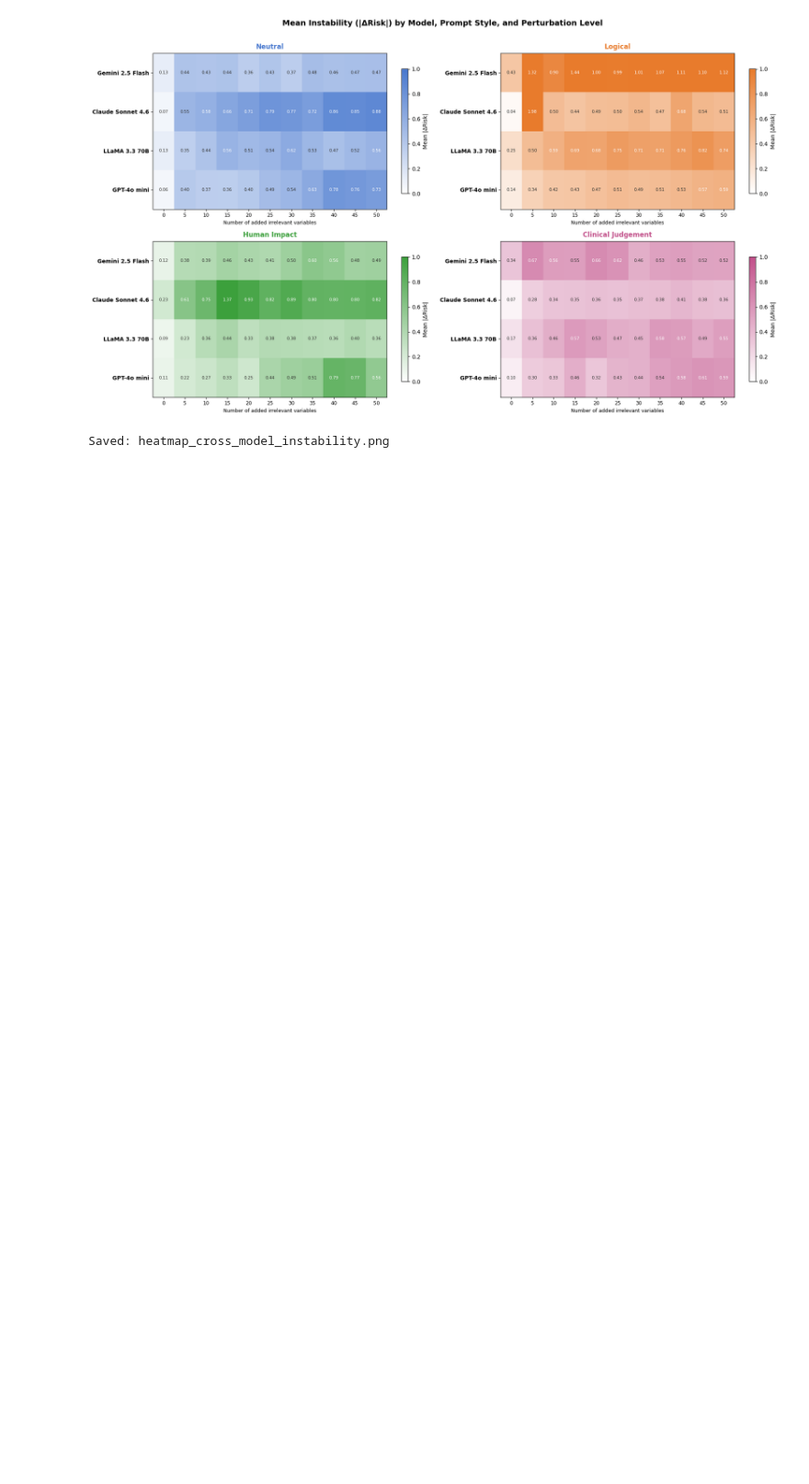
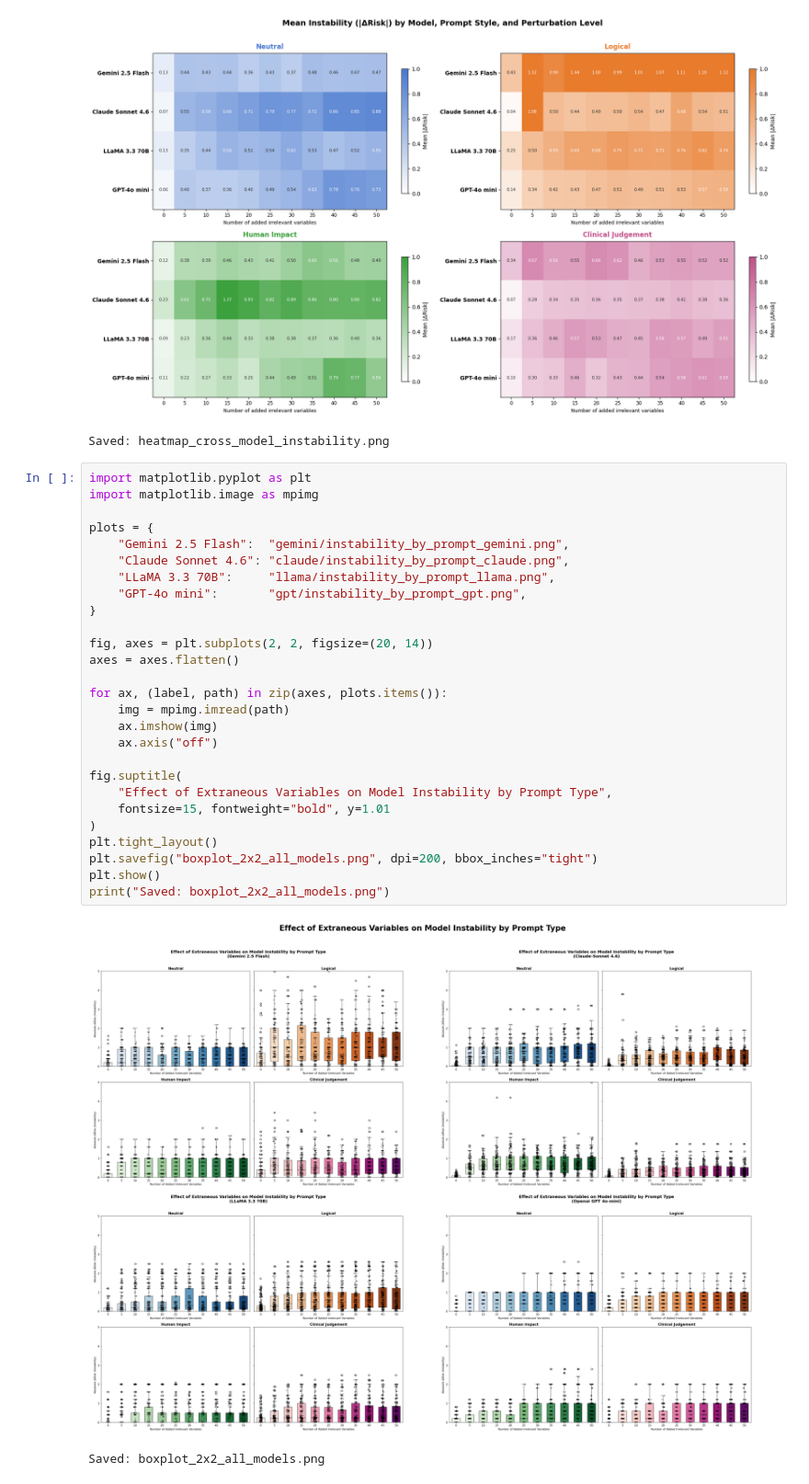
Before and after one commit to 036panda/PALS-Project, a Jupyter notebook: LLM_Eval/Results_Analysis.ipynb, the cells around one changed output. Shown at 92% size. Cells and saved outputs as stored; diff of their text form; blank space fills up the shorter version.

```diff
--- a/LLM_Eval/Results_Analysis.ipynb
+++ b/LLM_Eval/Results_Analysis.ipynb
@@ -750,3 +750,33 @@ print("Saved: heatmap_cross_model_instability.png")
 # %% [output]
 [figure]
 Saved: heatmap_cross_model_instability.png
+# %%
+import matplotlib.pyplot as plt
+import matplotlib.image as mpimg
+
+plots = {
+    "Gemini 2.5 Flash":  "gemini/instability_by_prompt_gemini.png",
+    "Claude Sonnet 4.6": "claude/instability_by_prompt_claude.png",
+    "LLaMA 3.3 70B":     "llama/instability_by_prompt_llama.png",
+    "GPT-4o mini":       "gpt/instability_by_prompt_gpt.png",
+}
+
+fig, axes = plt.subplots(2, 2, figsize=(20, 14))
+axes = axes.flatten()
+
+for ax, (label, path) in zip(axes, plots.items()):
+    img = mpimg.imread(path)
+    ax.imshow(img)
+    ax.axis("off")
+
+fig.suptitle(
+    "Effect of Extraneous Variables on Model Instability by Prompt Type",
+    fontsize=15, fontweight="bold", y=1.01
+)
+plt.tight_layout()
+plt.savefig("boxplot_2x2_all_models.png", dpi=200, bbox_inches="tight")
+plt.show()
+print("Saved: boxplot_2x2_all_models.png")
+# %% [output]
+[figure, added]
+Saved: boxplot_2x2_all_models.png
```
Also changed, not shown: 10 other files.
